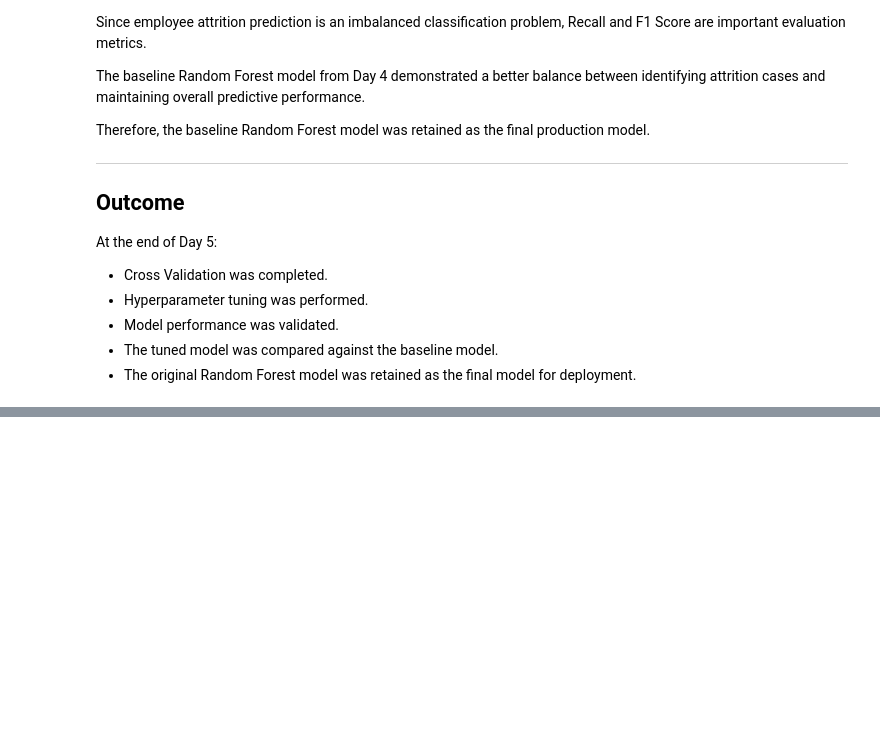
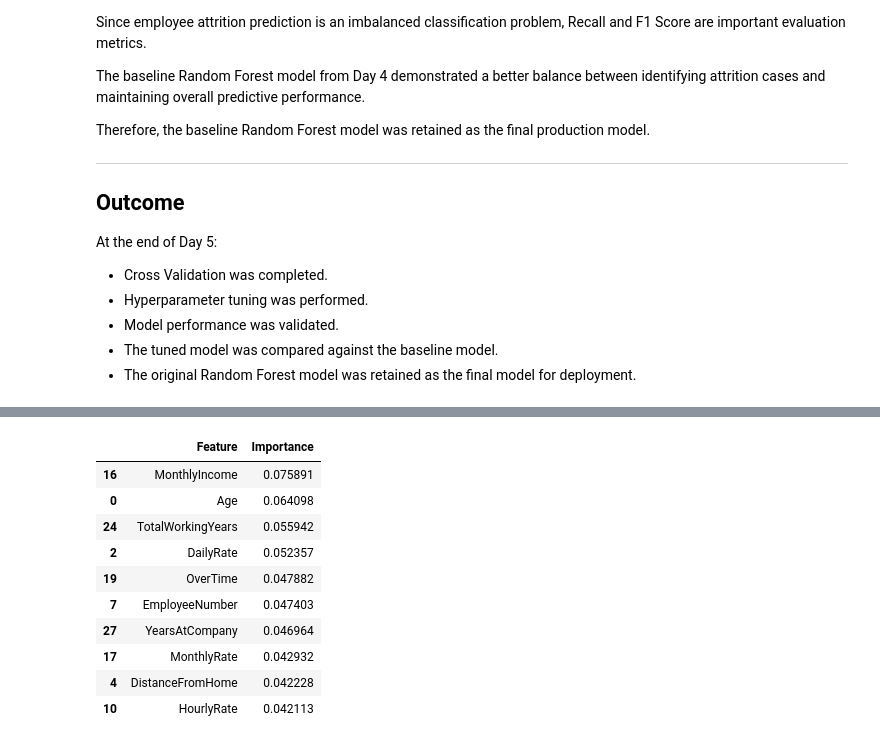
Before and after one commit to AN-ai-del/employee-attrition-prediction, a Jupyter notebook: Employee_Attrition_Prediction.ipynb, the cells around one changed output, grey strips where cells are left out. Drawn from its saved outputs; the diff is of its cells as text; code cells hidden in the pictures; blank space fills up the shorter version.

```diff
--- a/Employee_Attrition_Prediction.ipynb
+++ b/Employee_Attrition_Prediction.ipynb
@@ -995,0 +1006,19 @@ At the end of Day 5:
+# %%
+feature_importance = feature_importance.sort_values(
+    by="Importance",
+    ascending=False
+)
+
+feature_importance.head(10)
+# %% [output]
+|  | Feature | Importance |
+| 16 | MonthlyIncome | 0.075891 |
+| 0 | Age | 0.064098 |
+| 24 | TotalWorkingYears | 0.055942 |
+| 2 | DailyRate | 0.052357 |
+| 19 | OverTime | 0.047882 |
+| 7 | EmployeeNumber | 0.047403 |
+| 27 | YearsAtCompany | 0.046964 |
+| 17 | MonthlyRate | 0.042932 |
+| 4 | DistanceFromHome | 0.042228 |
+| 10 | HourlyRate | 0.042113 |
```
Also changed, not shown: parts of 7 cells of this notebook, 3 other files.
